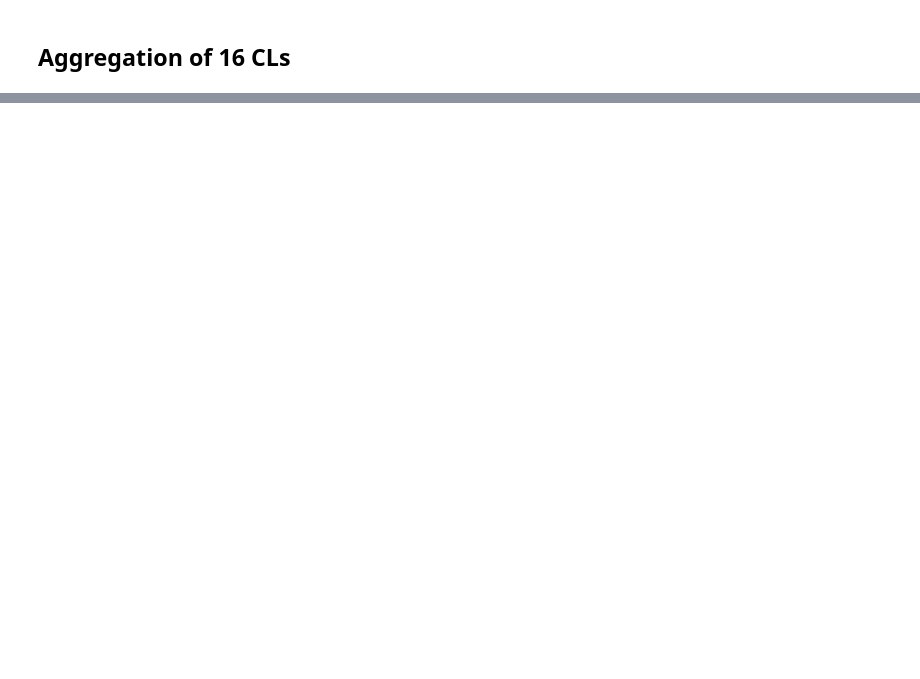
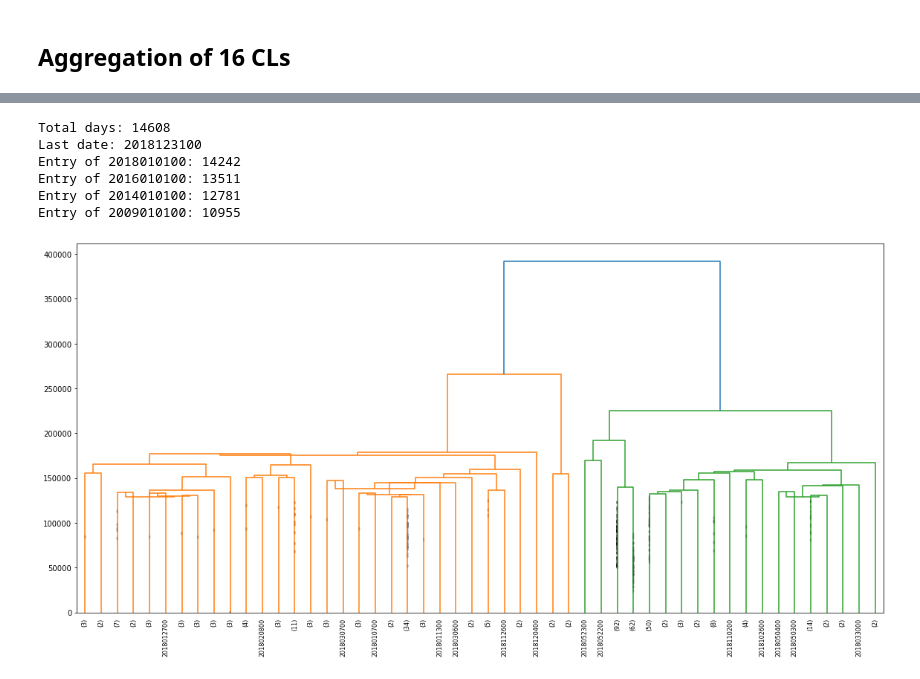
Before and after one commit to tingsyo/storm_tracker_to_vaisala, a Jupyter notebook: notebook/04_Clustering_with_ERA5_PCA.ipynb, the cells around one changed output, grey strips where cells are left out. Cells and saved outputs as stored; diff of their text form; code cells hidden in the pictures; blank space fills up the shorter version.

```diff
--- a/notebook/04_Clustering_with_ERA5_PCA.ipynb
+++ b/notebook/04_Clustering_with_ERA5_PCA.ipynb
@@ -82,0 +106,38 @@ Index(['mslp_pc1', 'mslp_pc2', 'mslp_pc3', 'mslp_pc4', 'mslp_pc5', 'mslp_pc6',
+# %%
+ts = list(data.index)
+print('Total days: ' + str(len(ts)))
+print('Last date: ' + str(ts[-1]))
+print('Entry of 2018010100: ' + str(ts.index(2018010100)))
+print('Entry of 2016010100: ' + str(ts.index(2016010100)))
+print('Entry of 2014010100: ' + str(ts.index(2014010100)))
+print('Entry of 2009010100: ' + str(ts.index(2009010100)))
+# %% [output]
+Total days: 14608
+Last date: 2018123100
+Entry of 2018010100: 14242
+Entry of 2016010100: 13511
+Entry of 2014010100: 12781
+Entry of 2009010100: 10955
+# %%
+# 1 Year
+
+tmp = data.iloc[14242:,:]
+
+from scipy.cluster.hierarchy import dendrogram, linkage
+
+linked = linkage(tmp, 'centroid')
+labelList = tmp.index
+
+plt.figure(figsize=(16, 8))
+dendrogram(linked,
+            truncate_mode='lastp', # show only the last p merged clusters
+            p=50,                  # show only the last p merged clusters
+            show_contracted=True,  # to get a distribution impression in truncated branches
+            orientation='top',
+            labels=labelList,
+            distance_sort='descending',
+            show_leaf_counts=True)
+plt.tight_layout()
+plt.show()
+# %% [output]
+[figure, added]
```
Also changed, not shown: parts of 8 cells of this notebook, 2 other files.
